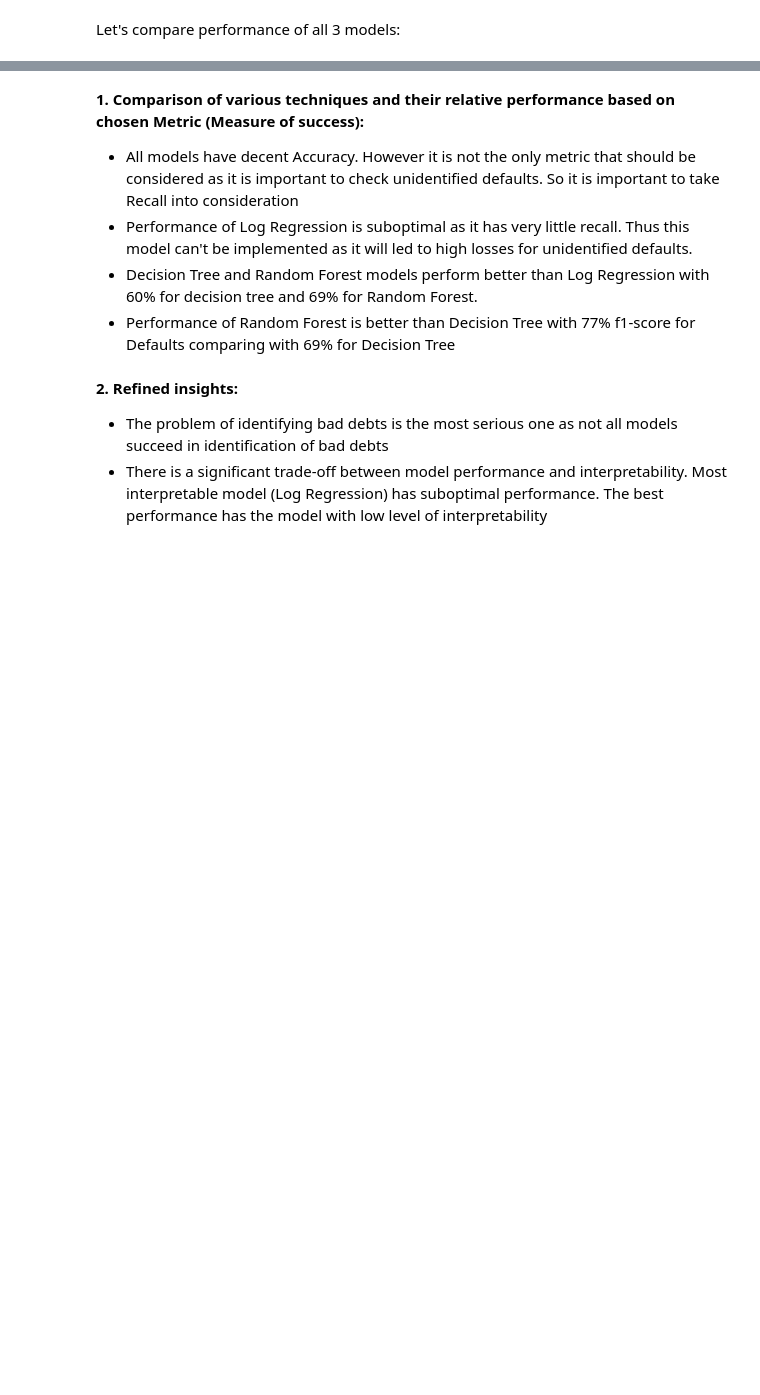
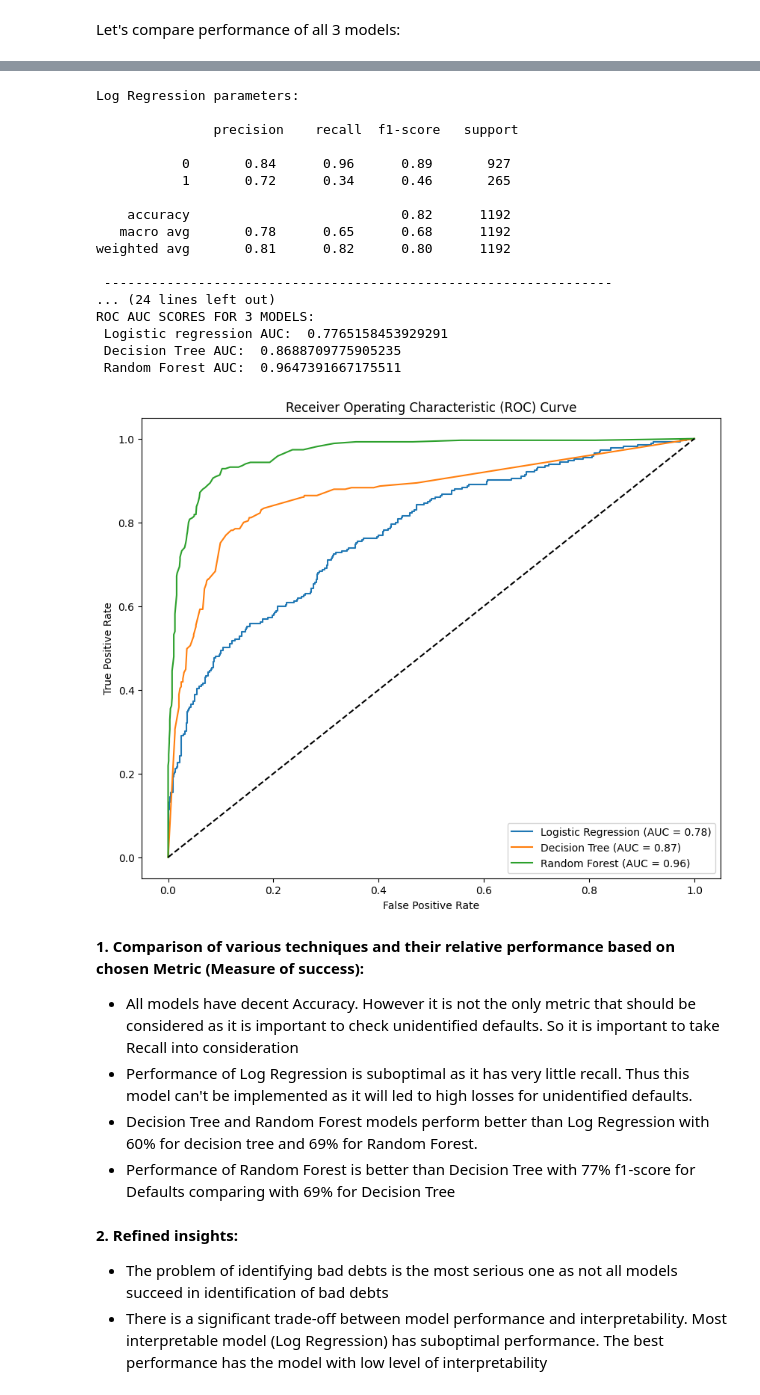
Before and after one commit to ej29-r3d/MIT-Loan-Default-Prediction, a Jupyter notebook: Capstone_Project_Reference_Notebook_Loan_Default_Prediction_Full_Code.ipynb, the cells around one changed output, grey strips where cells are left out. Cells and saved outputs as stored; diff of their text form; code cells hidden in the pictures; blank space fills up the shorter version.

```diff
--- a/Capstone_Project_Reference_Notebook_Loan_Default_Prediction_Full_Code.ipynb
+++ b/Capstone_Project_Reference_Notebook_Loan_Default_Prediction_Full_Code.ipynb
@@ -789,7 +828,7 @@ random_forest_model = RandomForestClassifier(random_state=42)
 grid_search = GridSearchCV(estimator=random_forest_model, param_grid=param_grid, cv=5, scoring='accuracy', verbose=2)
 
 # Perform Grid Search
-grid_search.fit(X_train_preprocessed, y_train)
+grid_search.fit(X_train, y_train)
 
 # Get the best hyperparameters
 best_params = grid_search.best_params_
@@ -799,15 +838,20 @@ print("Best Hyperparameters:", best_params)
 
 # Use the best estimator to make predictions
 best_model = grid_search.best_estimator_
-y_pred_best = best_model.predict(X_test_preprocessed)
+y_pred_best = best_model.predict(X_test)
 
 # Evaluate performance of the best model
-accuracy_best = best_model.score(X_test_preprocessed, y_test)
-roc_auc_best = roc_auc_score(y_test, y_pred_best)
+accuracy_best = best_model.score(X_test, y_test)
+classification_rep_best = classification_report(y_test, y_pred_best)
+
+# Calculate ROC AUC
+y_prob_best = best_model.predict_proba(X_test)[:, 1]  # Probability of class 1
+accuracy_best = best_model.score(X_test, y_test)
+rf_auc_best = roc_auc_score(y_test, y_prob_best)  # Use y_prob_best for AUC
 classification_rep_best = classification_report(y_test, y_pred_best)
 
 print("Best Random Forest Accuracy:", accuracy_best)
-print("Best Random Forest ROC AUC:", roc_auc_best)
-print("Best Random Forest Classification Report:\n", classification_rep_best)
+print("Best Random Forest ROC AUC:", rf_auc_best)
+print("\nBest Random Forest Classification Report:\n", classification_rep_best)
 # %% [output]
 Fitting 5 folds for each of 81 candidates, totalling 405 fits
@@ -863,3 +876,55 @@ weighted avg       0.91      0.91      0.91      1192
+# %%
+# Print perfromance reports for all 3 models
+
+print(
+    'Log Regression parameters: \n\n',
+    classification_rep_logr, '\n',
+    '-----------------------------------------------------------------\n',
+    'Decision Tree parameters: \n\n',
+    classification_rep_dt_tuned, '\n\n',
+    '-----------------------------------------------------------------\n',
+    'Random Forest parameters: \n\n',
+    classification_rep_best
+)
+
+# Print ROC AUC scores
+print(
+    'ROC AUC SCORES FOR 3 MODELS:\n',
+    'Logistic regression AUC: ', auc_lr, '\n',
+    'Decision Tree AUC: ', auc_dt_tuned, '\n',
+    'Random Forest AUC: ', rf_auc_best
+)
+
+# Visualize ROC curves
+plt.figure(figsize=(10, 8))
+plt.plot(fpr_lr, tpr_lr, label=f'Logistic Regression (AUC = {auc_lr:.2f})')
+plt.plot(fpr_dt, tpr_dt, label=f'Decision Tree (AUC = {auc_dt_tuned:.2f})')
+plt.plot(fpr_rf, tpr_rf, label=f'Random Forest (AUC = {rf_auc_best:.2f})')
+plt.plot([0, 1], [0, 1], 'k--')  # Diagonal line for random classifier
+plt.xlabel('False Positive Rate')
+plt.ylabel('True Positive Rate')
+plt.title('Receiver Operating Characteristic (ROC) Curve')
+plt.legend(loc='lower right')
+plt.show()
+# %% [output]
+Log Regression parameters:
+
+               precision    recall  f1-score   support
+
+           0       0.84      0.96      0.89       927
+           1       0.72      0.34      0.46       265
+
+    accuracy                           0.82      1192
+   macro avg       0.78      0.65      0.68      1192
+weighted avg       0.81      0.82      0.80      1192
+
+ -----------------------------------------------------------------
+... (24 lines left out)
+ROC AUC SCORES FOR 3 MODELS:
+ Logistic regression AUC:  0.7765158453929291
+ Decision Tree AUC:  0.8688709775905235
+ Random Forest AUC:  0.9647391667175511
+[figure, added]
 # %% [markdown]
 **1. Comparison of various techniques and their relative performance based on chosen Metric (Measure of success):**
 - All models have decent Accuracy. However it is not the only metric that should be considered as it is important to check unidentified defaults. So it is important to take Recall into consideration
```
Also changed, not shown: parts of 10 cells of this notebook.
